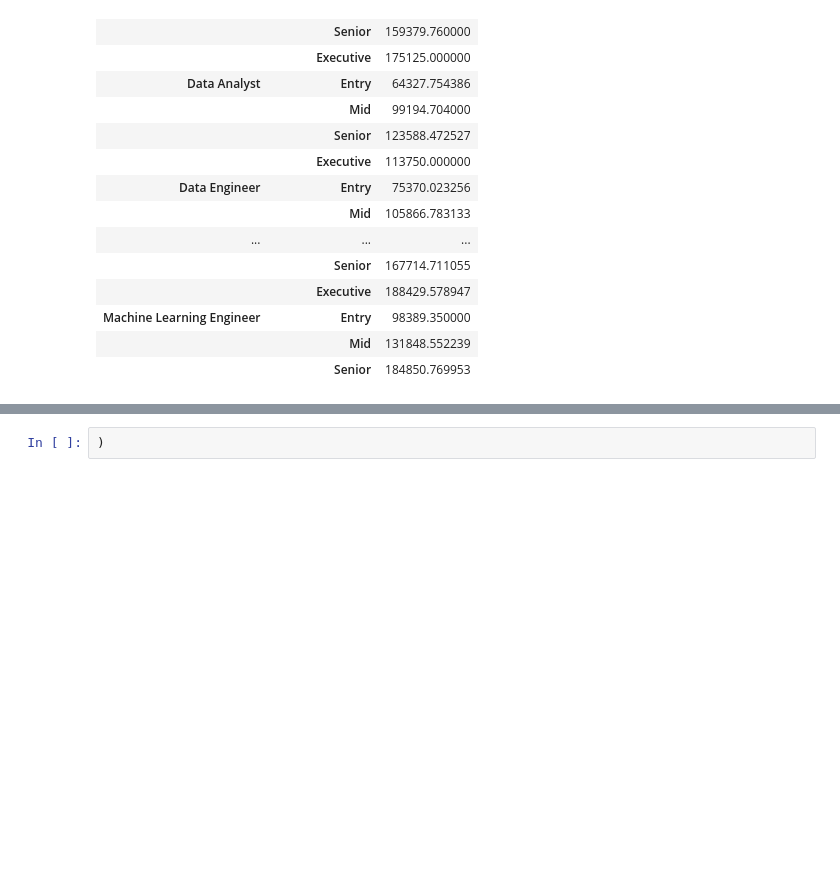
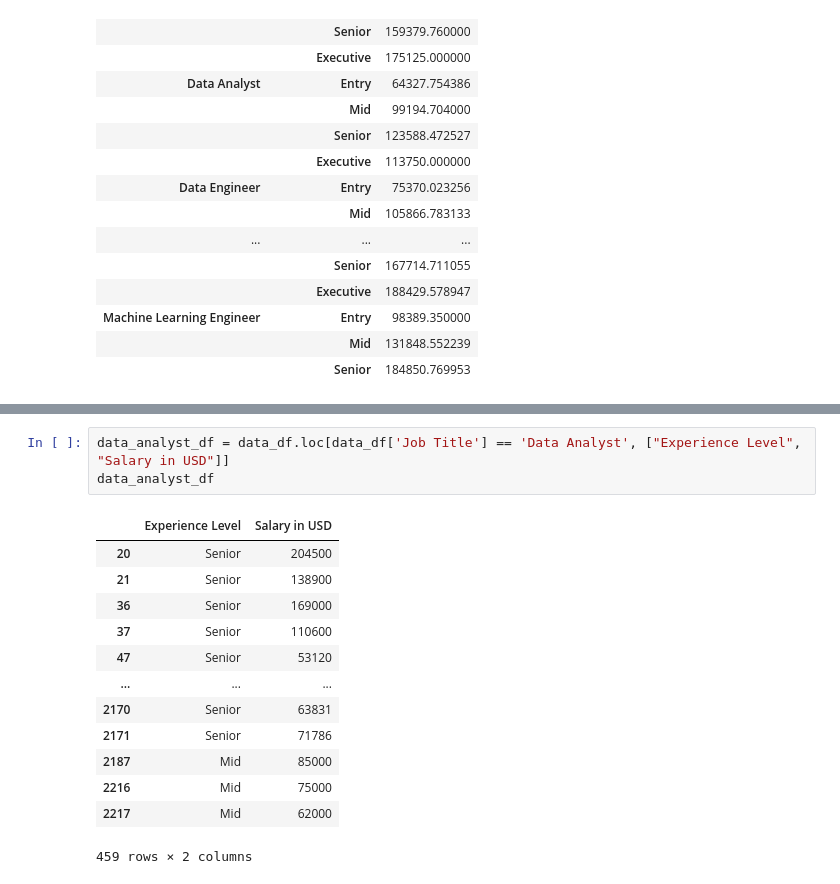
Before and after one commit to emilyshewcraft/project-one, a Jupyter notebook: ryan_data_notebook.ipynb, the cells around one changed output, grey strips where cells are left out. Drawn from its saved outputs; the diff is of its cells as text; blank space fills up the shorter version.

```diff
--- a/ryan_data_notebook.ipynb
+++ b/ryan_data_notebook.ipynb
@@ -203,2 +187,17 @@ plt.show()
-# %%
-)
+# %%
+data_analyst_df = data_df.loc[data_df['Job Title'] == 'Data Analyst', ["Experience Level", "Salary in USD"]]
+data_analyst_df
+# %% [output]
+|  | Experience Level | Salary in USD |
+| 20 | Senior | 204500 |
+| 21 | Senior | 138900 |
+| 36 | Senior | 169000 |
+| 37 | Senior | 110600 |
+| 47 | Senior | 53120 |
+| ... | ... | ... |
+| 2170 | Senior | 63831 |
+| 2171 | Senior | 71786 |
+| 2187 | Mid | 85000 |
+| 2216 | Mid | 75000 |
+| 2217 | Mid | 62000 |
+459 rows × 2 columns
```
Also changed, not shown: parts of 8 cells of this notebook, 3 other files.
